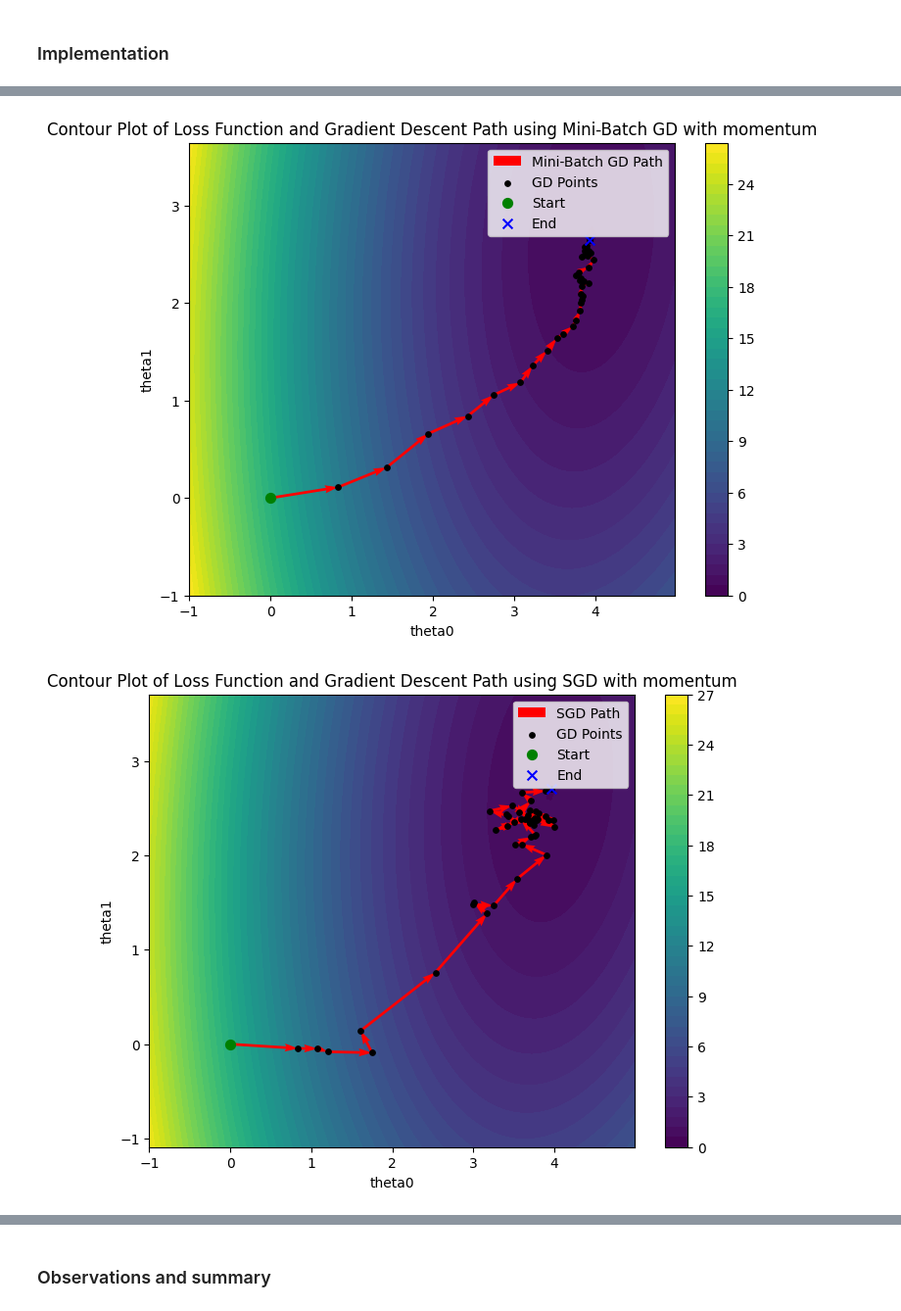
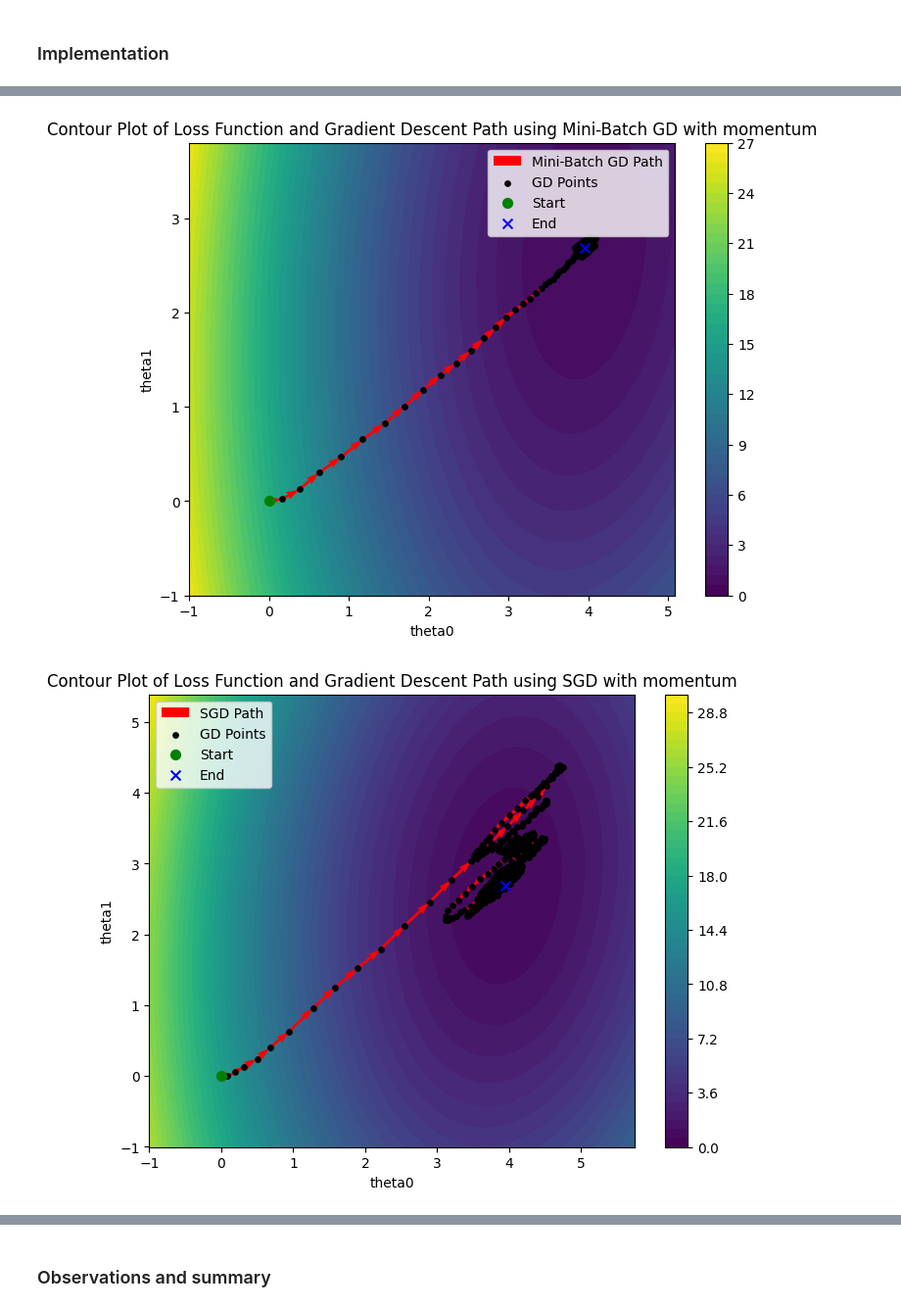
Before and after one commit to nupoor-ka/es335_image_reconstruction, a Jupyter notebook: Task1.ipynb, the cells around one changed output, grey strips where cells are left out. Shown at 98% size. Drawn from its saved outputs; the diff is of its cells as text; code cells hidden in the pictures.

```diff
--- a/Task1.ipynb
+++ b/Task1.ipynb
@@ -230,13 +248,13 @@ def avg_iters_epochs(method,cases):
             t_epochs.append(fb_epochs)
             t_iters.append(fb_epochs)
         elif method=='mini-batch':
-            theta0_mb_o,theta1_mb_o,theta_0_s_mb,theta_1_s_mb,losses_mb,mb_epochs=all_gd_scratch(x1,y,0,0,0.1,0.001,8,b_loss)
+            theta0_mb_o,theta1_mb_o,theta_0_s_mb,theta_1_s_mb,losses_mb,mb_epochs=all_gd_scratch(x1,y,0,0,0.01,0.001,8,b_loss)
             t_epochs.append(mb_epochs)
             n_batchs=len(x1)//8
             mb_iters=n_batchs*mb_epochs
             t_iters.append(mb_iters)
         elif method=='sgd':
-            theta0_sgd_o,theta1_sgd_o,theta_0_s_sgd,theta_1_s_sgd,losses_sgd,sgd_epochs=all_gd_scratch(x1,y,0,0,0.1,0.001,1,b_loss)
+            theta0_sgd_o,theta1_sgd_o,theta_0_s_sgd,theta_1_s_sgd,losses_sgd,sgd_epochs=all_gd_scratch(x1,y,0,0,0.01,0.001,1,b_loss)
             t_epochs.append(sgd_epochs)
             sgd_iters=len(x1)*sgd_epochs
             t_iters.append(sgd_iters)
@@ -481,7 +502,7 @@ def all_gd_scratch_mom(x,y,theta0_i,theta1_i,lr,tol,batch_size,momentum,Min_loss
         loss=np.mean((f(x,theta_0,theta_1)-y)**2)
         losses.append(loss)
         epoch_count+=1
-        if loss<Min_loss+tol:
+        if abs(theta_0-b_theta0)<=(tol) and abs(theta_1-b_theta1)<=tol:
             break
     return theta_0,theta_1,theta0_s,theta1_s,losses,epoch_count
 # %%
@@ -511,11 +532,12 @@ def avg_iters_epochs_mom(method,cases):
 # %% [markdown]
 Function for Finding optimum momentum
 # %%
-def best_momentum(x1,y,batch_size=None):
+def best_momentum(x1,y,lr,batch_size=None):
     loss_i_epoch=100000000000
     best_momentum=0
+
     for i in np.arange(0.1,1,0.1):
-        theta0_o,theta1__o,theta_0_s_,theta_1_s_,losses,c_epochs=all_gd_scratch_mom(x1,y,3.5,2.5,0.1,0.001,batch_size,i,b_loss,r_seed=45)
+        theta0_o,theta1__o,theta_0_s_,theta_1_s_,losses,c_epochs=all_gd_scratch_mom(x1,y,0,0,lr,0.001,batch_size,i,b_loss,r_seed=45)
         if losses[-1]+0.5*c_epochs<loss_i_epoch:
             loss_i_epoch=losses[-1]+0.5*c_epochs
             best_momentum=i
@@ -523,9 +545,9 @@ def best_momentum(x1,y,batch_size=None):
 # %% [markdown]
 ### Implementation
 # %%
-momentum_fb=best_momentum(x1,y)
-momentum_mb=best_momentum(x1,y,8)
-momentum_sgd=best_momentum(x1,y,1)
+momentum_fb=best_momentum(x1,y,0.1)
+momentum_mb=best_momentum(x1,y,0.02,8)
+momentum_sgd=best_momentum(x1,y,0.01,1)
 # %%
 print("Best Momentum for full-batch: ",momentum_fb)
 print("Best Momentum for mini-batch: ",momentum_mb)
@@ -539,9 +561,9 @@ t0_i,t1_i=0,0
 # Full Batch GD
 theta0_fb_o,theta1_fb_o,theta_0_s_fb,theta_1_s_fb,losses_fb,fb_epochs=all_gd_scratch_mom(x1,y,t0_i,t1_i,0.1,0.001,None,momentum_fb,b_loss,r_seed=45)
 # Mini-Batch GD
-theta0_mb_o,theta1_mb_o,theta_0_s_mb,theta_1_s_mb,losses_mb,mb_epochs=all_gd_scratch_mom(x1,y,t0_i,t1_i,0.1,0.001,8,momentum_mb,b_loss,r_seed=45)
+theta0_mb_o,theta1_mb_o,theta_0_s_mb,theta_1_s_mb,losses_mb,mb_epochs=all_gd_scratch_mom(x1,y,t0_i,t1_i,0.02,0.001,8,momentum_mb,b_loss,r_seed=45)
 #SGD
-theta0_sgd_o,theta1_sgd_o,theta_0_s_sgd,theta_1_s_sgd,losses_sgd,sgd_epochs=all_gd_scratch_mom(x1,y,t0_i,t1_i,0.1,0.001,1,momentum_sgd,b_loss,r_seed=45)
+theta0_sgd_o,theta1_sgd_o,theta_0_s_sgd,theta_1_s_sgd,losses_sgd,sgd_epochs=all_gd_scratch_mom(x1,y,t0_i,t1_i,0.01,0.001,1,momentum_sgd,b_loss,r_seed=45)
 print('optimal thetas for:\n')
 print('for Full-Batch')
 print(theta0_fb_o,theta1_fb_o)
@@ -603,2 +625,2 @@ for sgd
-[figure, old version]
+[figure, new version]
-[figure, old version]
+[figure, new version]
```
Also changed, not shown: parts of 17 cells of this notebook, 6 other files.
